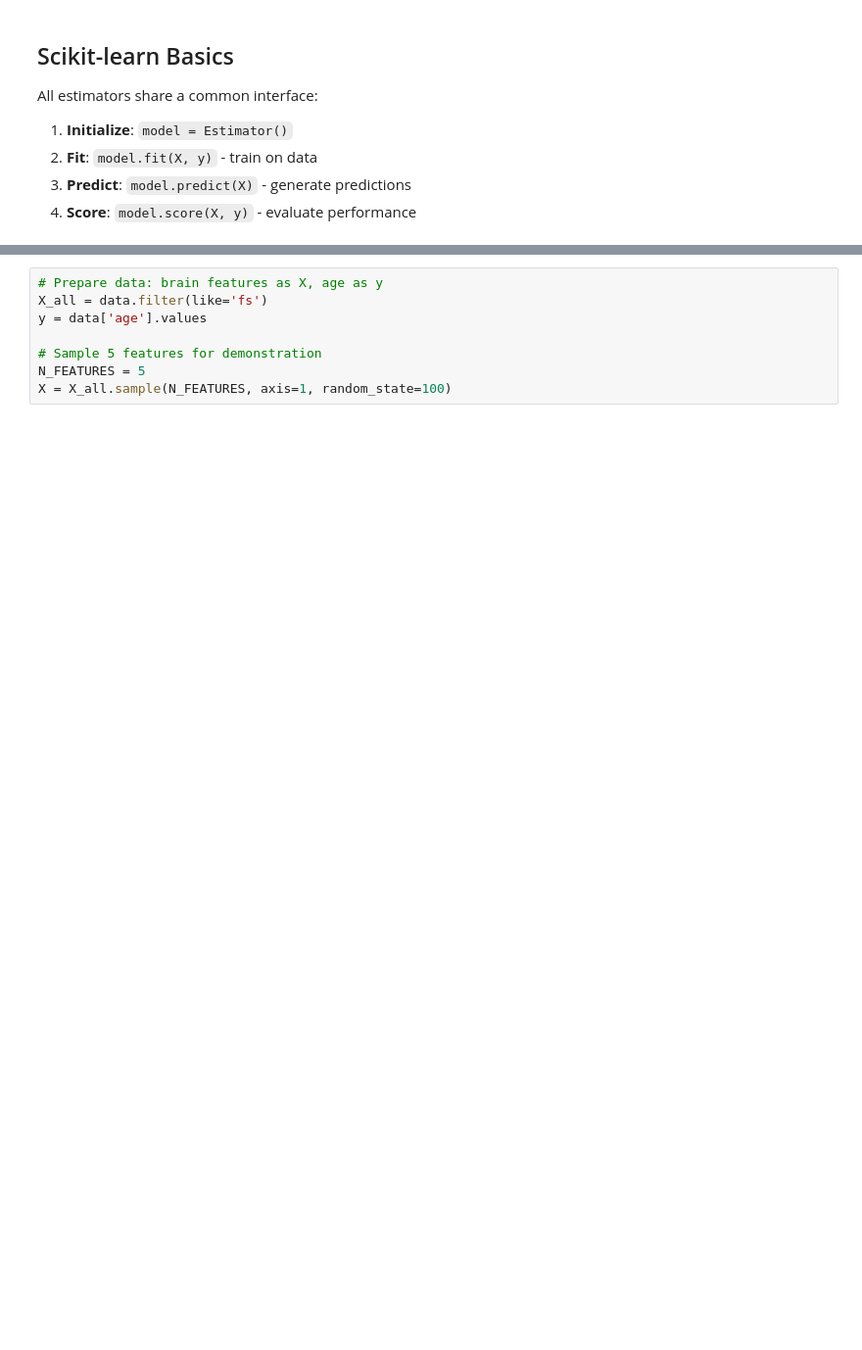
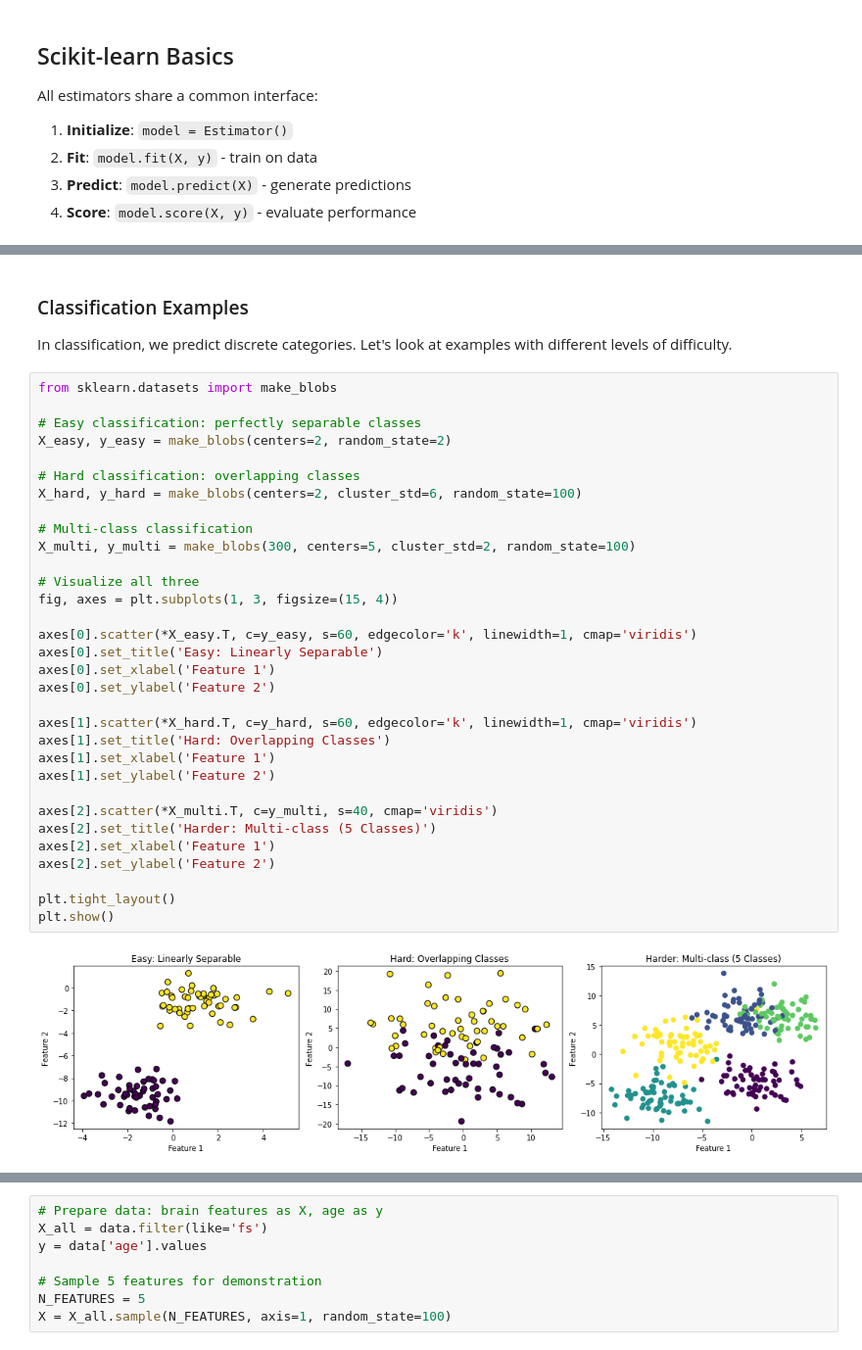
Before and after one commit to upishanker/cns-workshops, a Jupyter notebook: ML-AI-4-NeuroSci/01-introduction-core-concepts.ipynb, the cells around one changed output, grey strips where cells are left out. Shown: that part at 98% size. Saved outputs shown, nothing was run; the diff lists cells and outputs as text; blank space fills up the shorter version.

```diff
--- a/ML-AI-4-NeuroSci/01-introduction-core-concepts.ipynb
+++ b/ML-AI-4-NeuroSci/01-introduction-core-concepts.ipynb
@@ -60,0 +109,37 @@ All estimators share a common interface:
+# %% [markdown]
+### Classification Examples
+In classification, we predict discrete categories. Let's look at examples with different levels of difficulty.
+# %%
+from sklearn.datasets import make_blobs
+
+# Easy classification: perfectly separable classes
+X_easy, y_easy = make_blobs(centers=2, random_state=2)
+
+# Hard classification: overlapping classes
+X_hard, y_hard = make_blobs(centers=2, cluster_std=6, random_state=100)
+
+# Multi-class classification
+X_multi, y_multi = make_blobs(300, centers=5, cluster_std=2, random_state=100)
+
+# Visualize all three
+fig, axes = plt.subplots(1, 3, figsize=(15, 4))
+
+axes[0].scatter(*X_easy.T, c=y_easy, s=60, edgecolor='k', linewidth=1, cmap='viridis')
+axes[0].set_title('Easy: Linearly Separable')
+axes[0].set_xlabel('Feature 1')
+axes[0].set_ylabel('Feature 2')
+
+axes[1].scatter(*X_hard.T, c=y_hard, s=60, edgecolor='k', linewidth=1, cmap='viridis')
+axes[1].set_title('Hard: Overlapping Classes')
+axes[1].set_xlabel('Feature 1')
+axes[1].set_ylabel('Feature 2')
+
+axes[2].scatter(*X_multi.T, c=y_multi, s=40, cmap='viridis')
+axes[2].set_title('Harder: Multi-class (5 Classes)')
+axes[2].set_xlabel('Feature 1')
+axes[2].set_ylabel('Feature 2')
+
+plt.tight_layout()
+plt.show()
+# %% [output]
+[figure, added]
```
Also changed, not shown: parts of 20 cells of this notebook, 5 other files.
